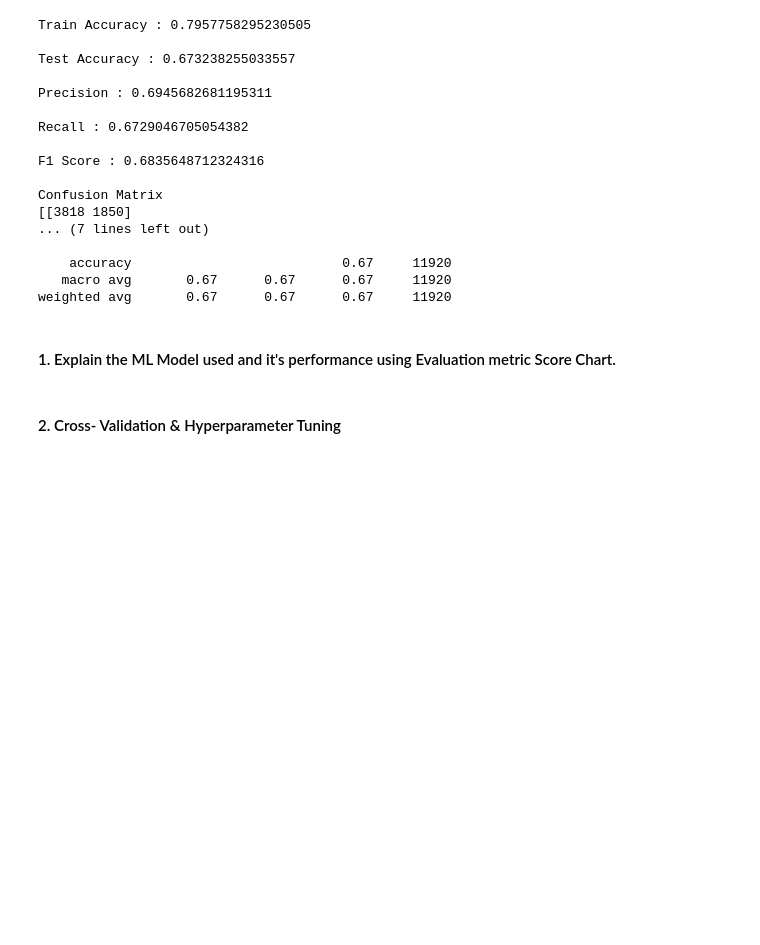
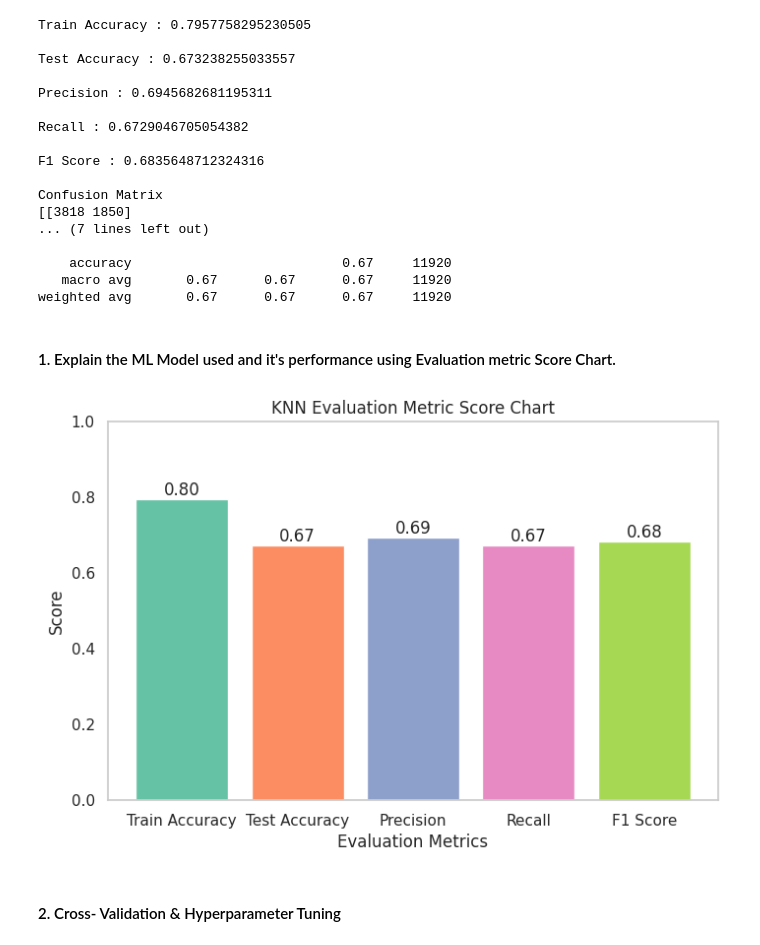
Before and after one commit to Sneha8126/Sneha-Sample-Classisfication--ML-Submission-Template, a Jupyter notebook: Sneha_Sample_Classisfication_ML_Submission_Template.ipynb, the cells around one changed output. Saved outputs shown, nothing was run; the diff lists cells and outputs as text; code cells hidden in the pictures; blank space fills up the shorter version.

Commit message:
Added evaluation Metric Score chart for model-2

```diff
--- a/Sneha_Sample_Classisfication_ML_Submission_Template.ipynb
+++ b/Sneha_Sample_Classisfication_ML_Submission_Template.ipynb
@@ -2046,3 +2044,45 @@ weighted avg       0.67      0.67      0.67     11920
+# %%
+# Visualizing evaluation Metric Score chart
+metrics = [
+    'Train Accuracy',
+    'Test Accuracy',
+    'Precision',
+    'Recall',
+    'F1 Score'
+]
+
+scores = [
+    train_accuracy,
+    test_accuracy,
+    precision_score(y_test, y_pred_knn),
+    recall_score(y_test, y_pred_knn),
+    f1_score(y_test, y_pred_knn)
+]
+
+colors = sns.color_palette("Set2", len(metrics))
+
+plt.figure(figsize=(8,5))
+
+bars = plt.bar(metrics, scores, color=colors)
+
+plt.title("KNN Evaluation Metric Score Chart")
+plt.xlabel("Evaluation Metrics")
+plt.ylabel("Score")
+plt.ylim(0,1)
+
+plt.grid(False)
+
+for bar in bars:
+    plt.text(
+        bar.get_x()+bar.get_width()/2,
+        bar.get_height()+0.01,
+        f"{bar.get_height():.2f}",
+        ha='center'
+    )
+
+plt.show()
+# %% [output]
+[figure, added]
 # %% [markdown]
 #### 2. Cross- Validation & Hyperparameter Tuning
 # %%
```
Also changed, not shown: parts of 2 cells of this notebook.
